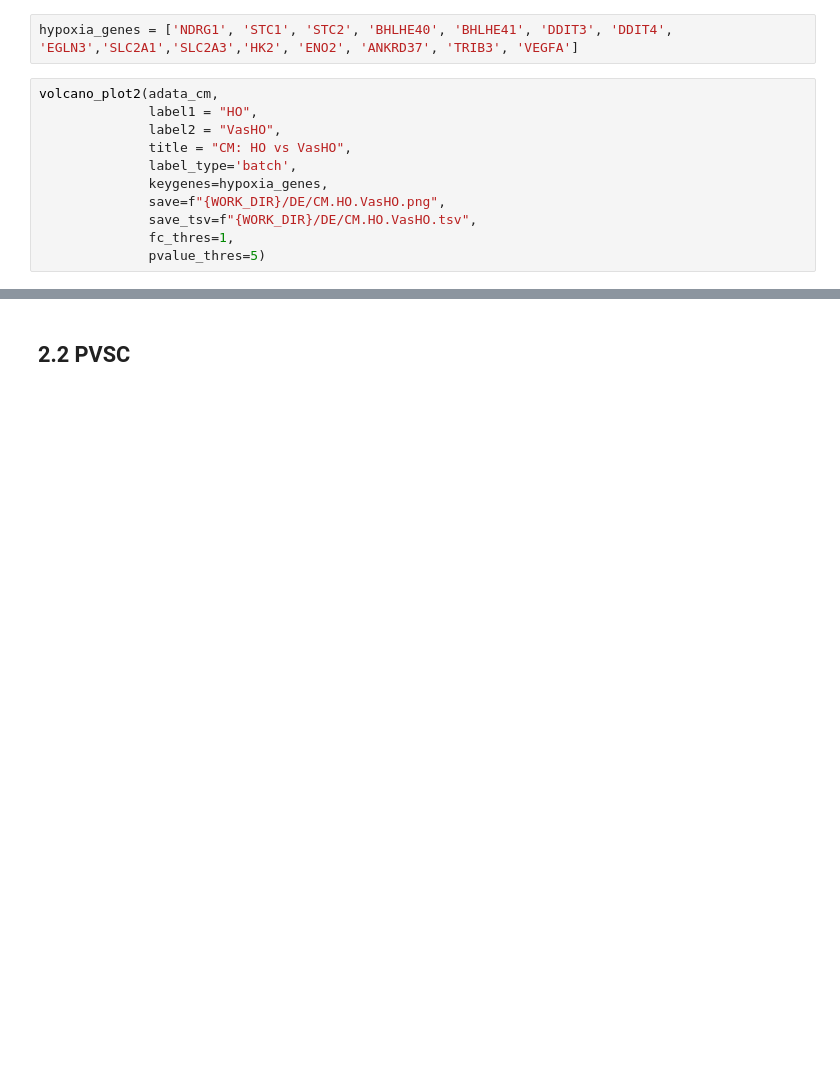
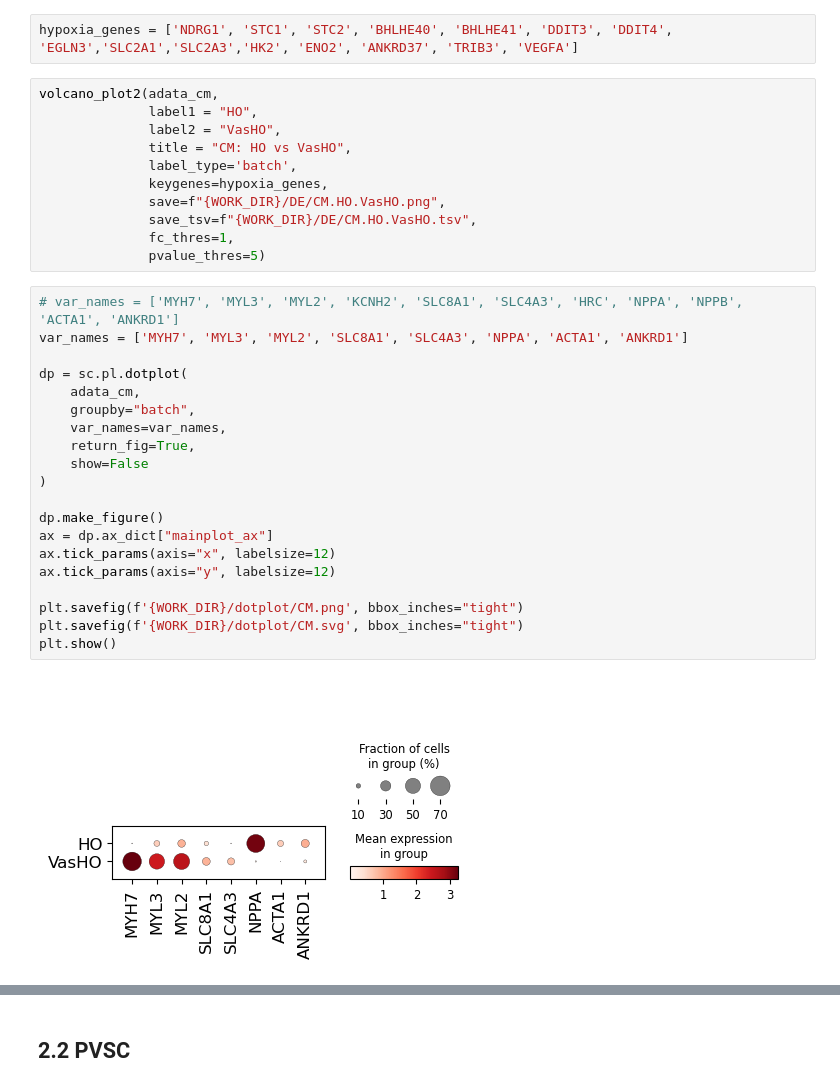
Before and after one commit to yachielab/DataAnalysis_Vascularized_Cardiac_Organoids, a Jupyter notebook: ipynb/CCO11.ipynb, the cells around one changed output, grey strips where cells are left out. Drawn from its saved outputs; the diff is of its cells as text; blank space fills up the shorter version.

```diff
--- a/ipynb/CCO11.ipynb
+++ b/ipynb/CCO11.ipynb
@@ -580,3 +568,25 @@ volcano_plot2(adata_cm,
               save_tsv=f"{WORK_DIR}/DE/CM.HO.VasHO.tsv",
               fc_thres=1,
               pvalue_thres=5)
+# %%
+# var_names = ['MYH7', 'MYL3', 'MYL2', 'KCNH2', 'SLC8A1', 'SLC4A3', 'HRC', 'NPPA', 'NPPB', 'ACTA1', 'ANKRD1']
+var_names = ['MYH7', 'MYL3', 'MYL2', 'SLC8A1', 'SLC4A3', 'NPPA', 'ACTA1', 'ANKRD1']
+
+dp = sc.pl.dotplot(
+    adata_cm,
+    groupby="batch",
+    var_names=var_names,
+    return_fig=True,
+    show=False
+)
+
+dp.make_figure()
+ax = dp.ax_dict["mainplot_ax"]
+ax.tick_params(axis="x", labelsize=12)
+ax.tick_params(axis="y", labelsize=12)
+
+plt.savefig(f'{WORK_DIR}/dotplot/CM.png', bbox_inches="tight")
+plt.savefig(f'{WORK_DIR}/dotplot/CM.svg', bbox_inches="tight")
+plt.show()
+# %% [output]
+[figure, added]
```
Also changed, not shown: parts of 11 cells of this notebook, 23 other files.
